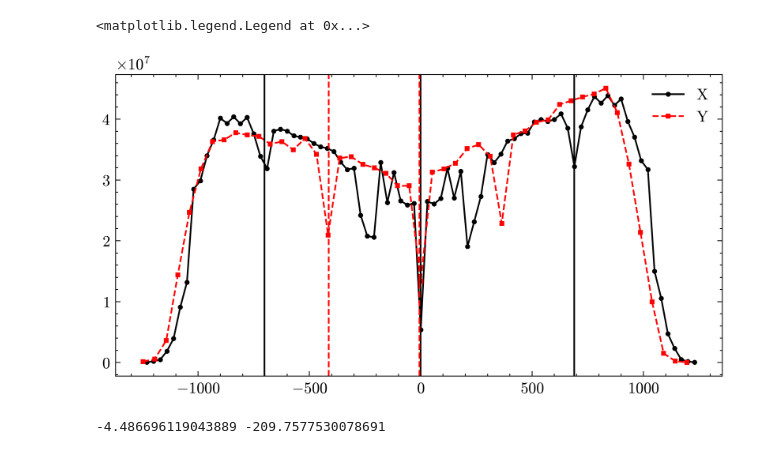
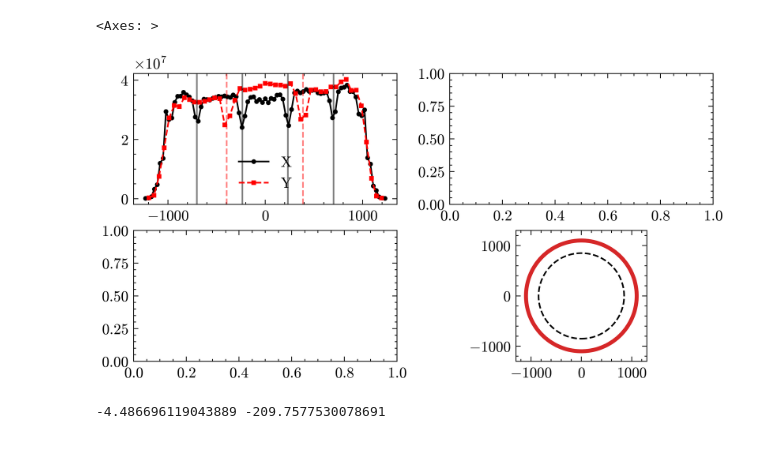
Before and after one commit to Quizznor/phd-thesis, a Jupyter notebook: Projects/XYScanner/QualityCheck/experiment.ipynb, the cells around one changed output. Cells and saved outputs as stored; diff of their text form; code cells hidden in the pictures.

```diff
--- a/Projects/XYScanner/QualityCheck/experiment.ipynb
+++ b/Projects/XYScanner/QualityCheck/experiment.ipynb
@@ -4,9 +19,9 @@ from utils.plotting import *
 # %%
-df = pd.read_csv(f'/home/filip/xy-calibration/results/outPositionsComb_15920x.txt', sep=',', names=('time', 'x', 'y',
+df = pd.read_csv(f'/home/filip/xy-calibration/results/outPositionsComb_13248.txt', sep=',', names=('time', 'x', 'y',
                  'event_number', 'user_id', 'temp_led', 'temp_phd', 'temp_board', 'phd_signal',
                  'FDeventSum'), comment='#', header=0)
 df['r'] = np.sqrt(df['x']**2 + df['y']**2)
-# df = df[df['r'] > 750]
+df = df[df['r'] > 750]
 # %%
 row_median, col_median = [], []
 X, Y = np.unique(df['x']), np.unique(df['y'])
@@ -21,34 +36,40 @@ row_median = np.array(row_median)
 # %%
 from scipy.signal import argrelmin
 from scipy.signal import find_peaks
+
+fig, ((ax1, ax2), (ax3, ax4)) = plt.subplots(2, 2, width_ratios = [1, 1], figsize=[6.6, 6.6])
 
 # filter_x = argrelmin(np.array(col_median), order=5)[0]
 # filter_y = argrelmin(np.array(row_median), order=5)[0]
 filter_x, _ = find_peaks(-col_median, prominence=0.1 * np.max(col_median), distance=8)
 filter_y, _ = find_peaks(-row_median, prominence=0.1 * np.max(row_median), distance=8)
 
-plt.plot(X, col_median, label='X')
-plt.plot(Y, row_median, label='Y')
+ax1.plot(X, col_median, label='X')
+ax1.plot(Y, row_median, label='Y')
 
 xx, yy = [], []
 
 for x in filter_x:
     # TODO: handle edges?
     weighted_mean = np.average(X[x-1:x+2], weights=1-col_median[x-1:x+2]/col_median[x-1:x+2].max())
     if np.abs(weighted_mean) > 850: continue
-    plt.axvline(weighted_mean)
+    ax1.axvline(weighted_mean, alpha=0.5)
     xx.append(weighted_mean)
 for y in filter_y:
     weighted_mean = np.average(Y[y-1:y+2], weights=1-row_median[y-1:y+2]/row_median[y-1:y+2].max())
     if np.abs(weighted_mean) > 850: continue
-    plt.axvline(weighted_mean, c='r', ls='--')
+    ax1.axvline(weighted_mean, c='r', ls='--', alpha=0.5)
     yy.append(weighted_mean)
 
 
-plt.legend()
+ax1.legend()
+
+from utils.Auger.FD import AperturePlot
+
+AperturePlot(ax4, filterStructure=False)
 # %% [output]
-<matplotlib.legend.Legend at 0x...>
+<Axes: >
-[figure, old version]
+[figure, new version]
 # %%
 print(np.mean(xx), np.mean(yy))
 # %% [output]
```
Also changed, not shown: parts of 1 cell of this notebook, 5 other files.
